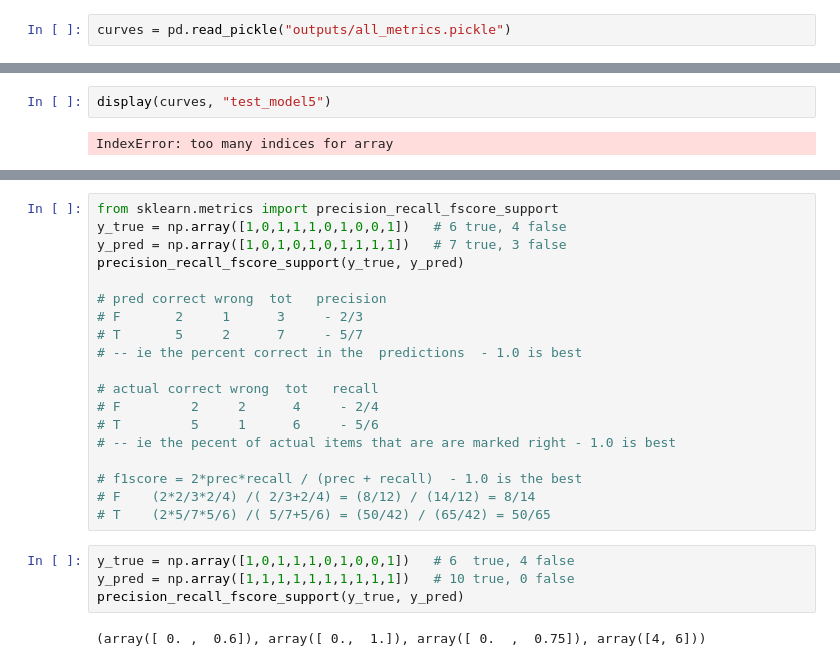
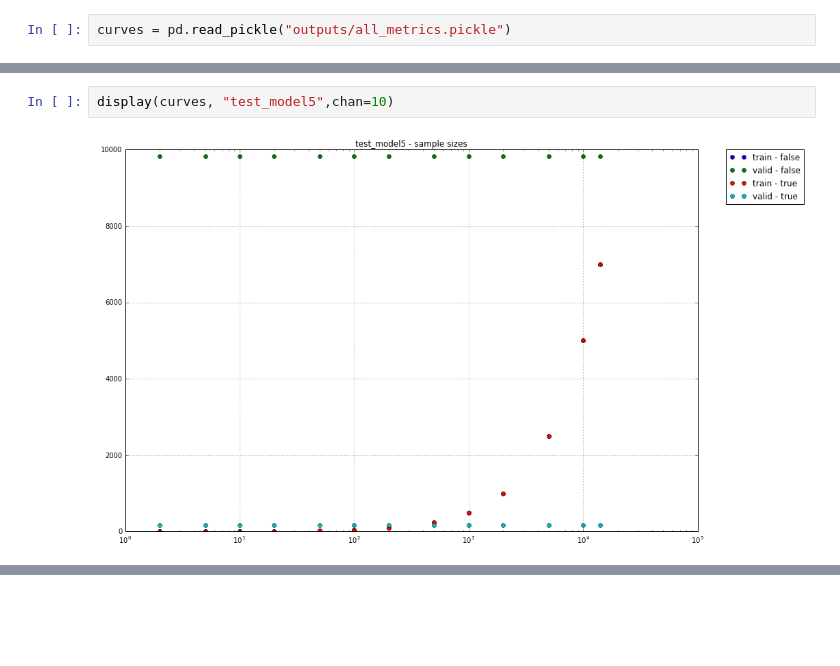
Before and after one commit to ashleysmart/kaggle_share, a Jupyter notebook: dstl_sat_images/roi_research/ROILeaningCurveAnalysisVersion2.ipynb, the cells around one changed output, grey strips where cells are left out. Cells and saved outputs as stored; diff of their text form; blank space fills up the shorter version.

```diff
--- a/dstl_sat_images/roi_research/ROILeaningCurveAnalysisVersion2.ipynb
+++ b/dstl_sat_images/roi_research/ROILeaningCurveAnalysisVersion2.ipynb
@@ -136,4 +152,4 @@ IndexError: too many indices for array
 # %%
-display(curves, "test_model5")
+display(curves, "test_model5",chan=10)
 # %% [output]
-IndexError: too many indices for array
+[figure, added]
@@ -140,25 +165,0 @@ IndexError: too many indices for array
-# %%
-from sklearn.metrics import precision_recall_fscore_support
-y_true = np.array([1,0,1,1,1,0,1,0,0,1])   # 6 true, 4 false
-y_pred = np.array([1,0,1,0,1,0,1,1,1,1])   # 7 true, 3 false
-precision_recall_fscore_support(y_true, y_pred)
-
-# pred correct wrong  tot   precision
-# F       2     1      3     - 2/3
-# T       5     2      7     - 5/7
-# -- ie the percent correct in the  predictions  - 1.0 is best
-
-# actual correct wrong  tot   recall
-# F         2     2      4     - 2/4
-# T         5     1      6     - 5/6
-# -- ie the pecent of actual items that are are marked right - 1.0 is best
-
-# f1score = 2*prec*recall / (prec + recall)  - 1.0 is the best
-# F    (2*2/3*2/4) /( 2/3+2/4) = (8/12) / (14/12) = 8/14
-# T    (2*5/7*5/6) /( 5/7+5/6) = (50/42) / (65/42) = 50/65
-# %%
-y_true = np.array([1,0,1,1,1,0,1,0,0,1])   # 6  true, 4 false
-y_pred = np.array([1,1,1,1,1,1,1,1,1,1])   # 10 true, 0 false
-precision_recall_fscore_support(y_true, y_pred)
-# %% [output]
-(array([ 0. ,  0.6]), array([ 0.,  1.]), array([ 0.  ,  0.75]), array([4, 6]))
```
Also changed, not shown: parts of 9 cells of this notebook, 44 other files.
